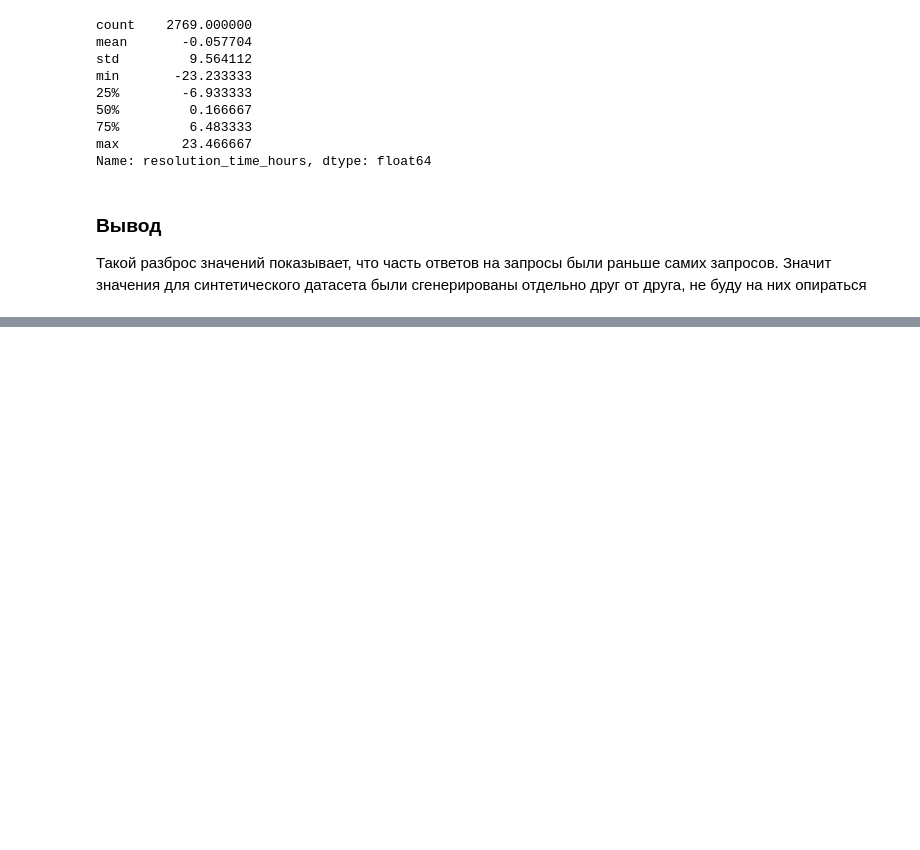
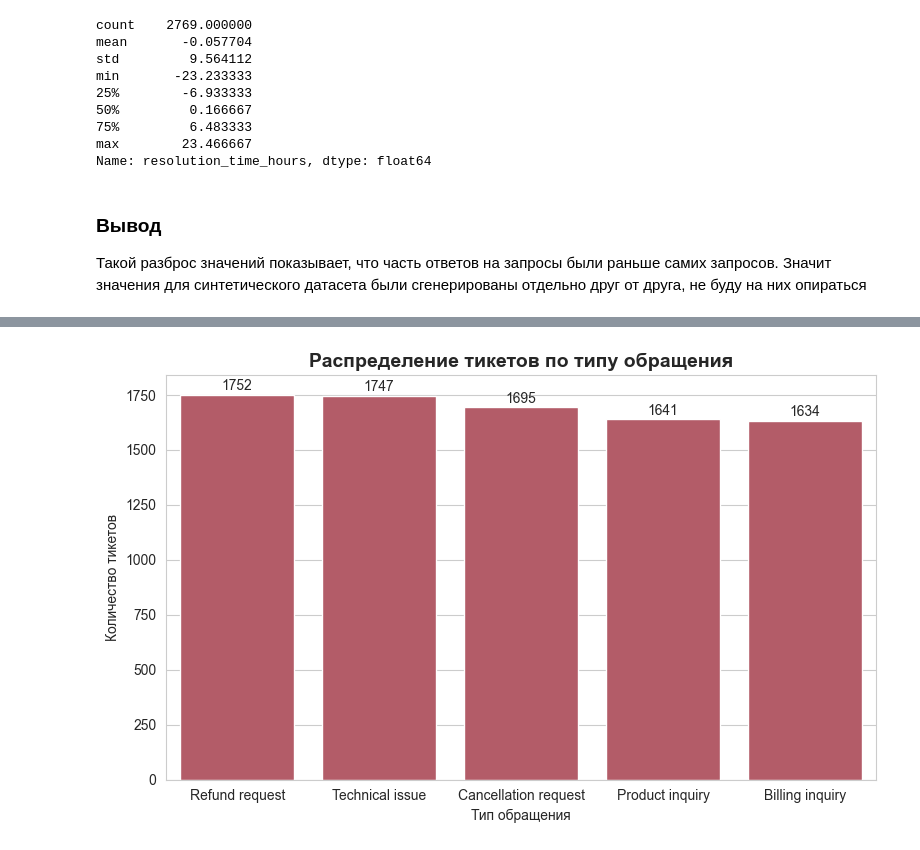
Before and after one commit to sevavargin/Customer-support, a Jupyter notebook: notebooks/eda.ipynb, the cells around one changed output, grey strips where cells are left out. Cells and saved outputs as stored; diff of their text form; code cells hidden in the pictures; blank space fills up the shorter version.

```diff
--- a/notebooks/eda.ipynb
+++ b/notebooks/eda.ipynb
@@ -73,0 +100,20 @@ Name: resolution_time_hours, dtype: float64
+# %%
+plt.figure(figsize=(8, 5))
+
+order = table["ticket_type_name"].value_counts().index
+
+ax = sns.countplot(data=table, x="ticket_type_name", order=order, color="#C24D5E")
+
+ax.set_title("Распределение тикетов по типу обращения", fontsize=14, fontweight="bold")
+ax.set_xlabel("Тип обращения")
+ax.set_ylabel("Количество тикетов")
+
+for bar in ax.patches:
+    height = bar.get_height()
+    ax.text(bar.get_x() + bar.get_width() / 2, height + 20,
+             f"{int(height)}", ha="center", fontsize=10)
+
+plt.tight_layout()
+plt.show()
+# %% [output]
+[figure, added]
```
Also changed, not shown: parts of 5 cells of this notebook.
